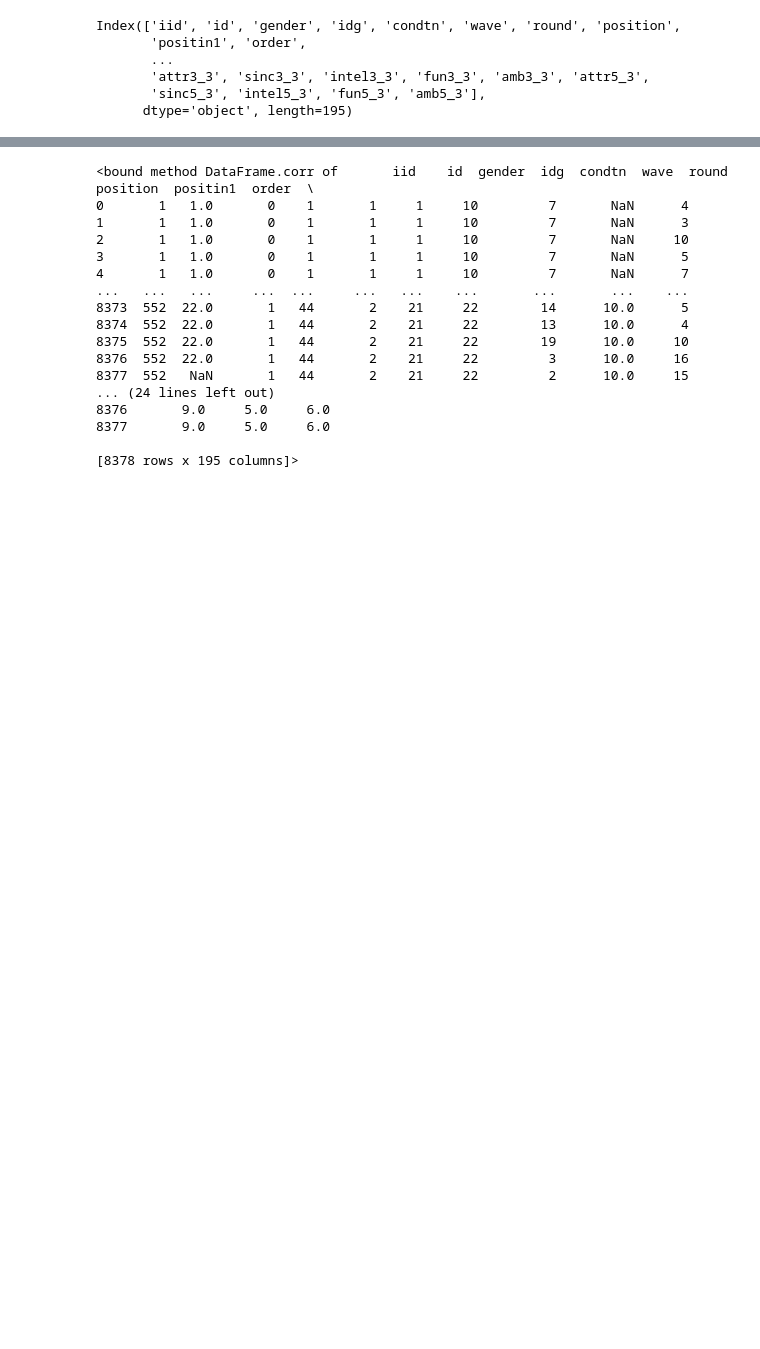
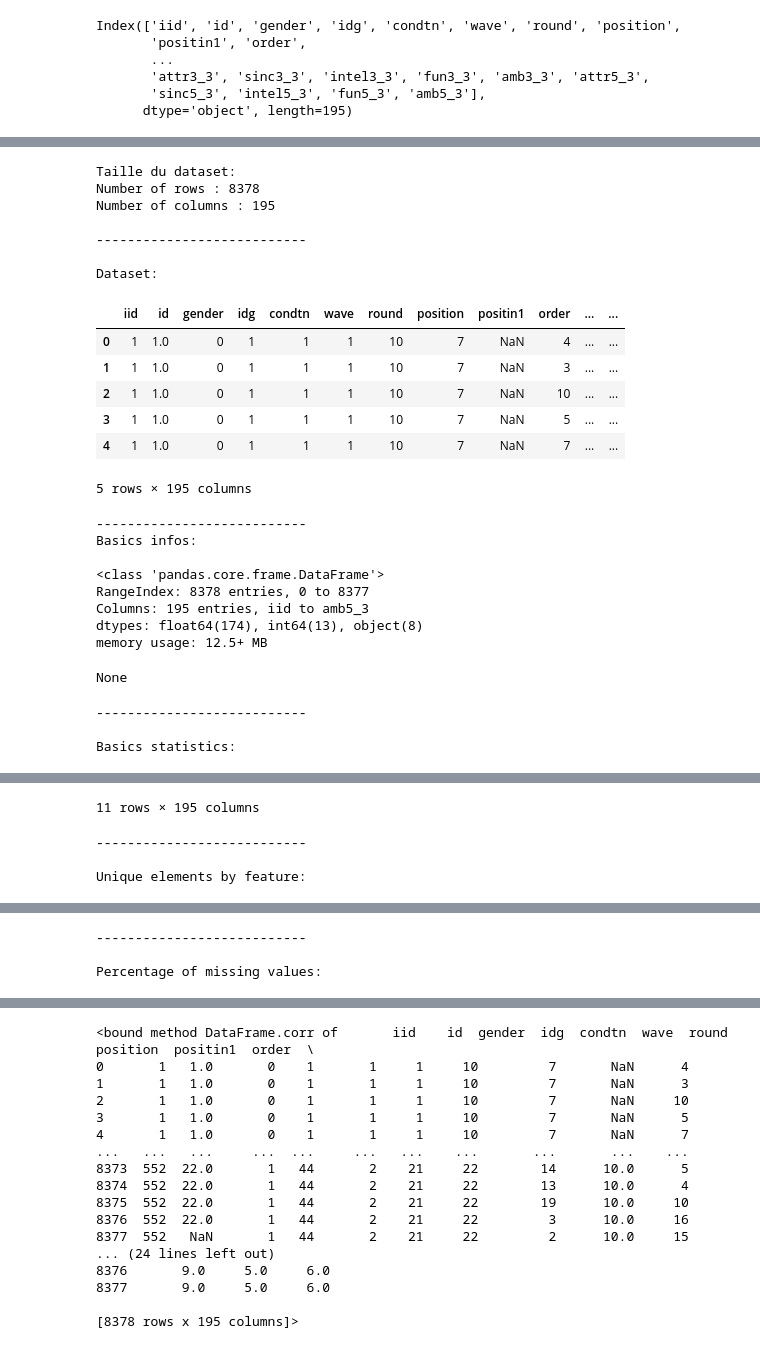
Before and after one commit to littlerobinson/machine-learning-engineer-certification, a Jupyter notebook: eda_speed_dating/eda_speed_dating_project.ipynb, the cells around one changed output, grey strips where cells are left out. Saved outputs shown, nothing was run; the diff lists cells and outputs as text; code cells hidden in the pictures; blank space fills up the shorter version.

```diff
--- a/eda_speed_dating/eda_speed_dating_project.ipynb
+++ b/eda_speed_dating/eda_speed_dating_project.ipynb
@@ -74,0 +47,67 @@ memory usage: 12.5+ MB
+# %%
+# Basic stats
+print("Taille du dataset:")
+print("Number of rows : {}".format(df.shape[0]))
+print("Number of columns : {}".format(df.shape[1]))
+print()
+print("---------------------------")
+print()
+
+print("Dataset:")
+print()
+display(df.head())
+print()
+print("---------------------------")
+
+print("Basics infos:")
+print()
+display(df.info())
+print()
+print("---------------------------")
+print()
+
+print("Basics statistics: ")
+print()
+data_desc = df.describe(include='all')
+display(data_desc)
+print()
+print("---------------------------")
+print()
+
+print("Unique elements by feature: ")
+print()
+display(df.nunique().sort_values())
+print()
+print("---------------------------")
+print()
+
+print("Percentage of missing values: ")
+print()
+display(100*df.isnull().sum()/df.shape[0])
+# %% [output]
+Taille du dataset:
+Number of rows : 8378
+Number of columns : 195
+
+---------------------------
+
+Dataset:
+|  | iid | id | gender | idg | condtn | wave | round | position | positin1 | order | ... | ... |
+| 0 | 1 | 1.0 | 0 | 1 | 1 | 1 | 10 | 7 | NaN | 4 | ... | ... |
+| 1 | 1 | 1.0 | 0 | 1 | 1 | 1 | 10 | 7 | NaN | 3 | ... | ... |
+| 2 | 1 | 1.0 | 0 | 1 | 1 | 1 | 10 | 7 | NaN | 10 | ... | ... |
+| 3 | 1 | 1.0 | 0 | 1 | 1 | 1 | 10 | 7 | NaN | 5 | ... | ... |
+| 4 | 1 | 1.0 | 0 | 1 | 1 | 1 | 10 | 7 | NaN | 7 | ... | ... |
+5 rows × 195 columns
+---------------------------
+Basics infos:
+
+<class 'pandas.core.frame.DataFrame'>
+RangeIndex: 8378 entries, 0 to 8377
+Columns: 195 entries, iid to amb5_3
+dtypes: float64(174), int64(13), object(8)
+memory usage: 12.5+ MB
+None
+---------------------------
+
+Basics statistics:
@@ -74,0 +126,4 @@ memory usage: 12.5+ MB
+11 rows × 195 columns
+---------------------------
+
+Unique elements by feature:
@@ -74,0 +142,3 @@ memory usage: 12.5+ MB
+---------------------------
+
+Percentage of missing values:
```
Also changed, not shown: parts of 13 cells of this notebook.
